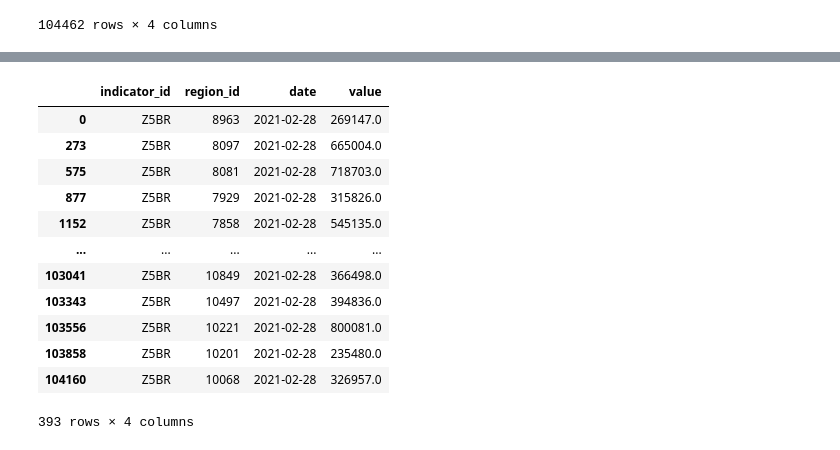
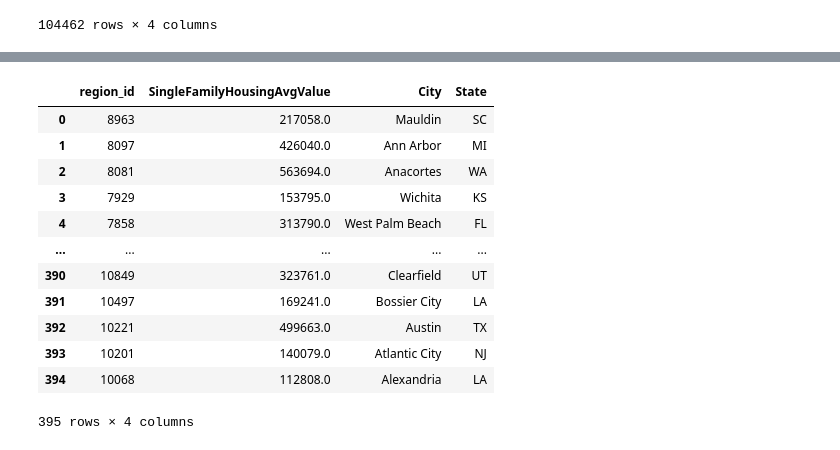
Before and after one commit to BloomTech-Labs/PT17_cityspire-b-ds, a Jupyter notebook: notebooks/housing/exploring_housing_data_api.ipynb, the cells around one changed output, grey strips where cells are left out. Drawn from its saved outputs; the diff is of its cells as text; code cells hidden in the pictures.

```diff
--- a/notebooks/housing/exploring_housing_data_api.ipynb
+++ b/notebooks/housing/exploring_housing_data_api.ipynb
@@ -457,16 +361,18 @@ df_z4br[df_z4br['date'] == '2021-02-28']
-# %%
-df_z5br[df_z5br['date'] == '2021-02-28']
-# %% [output]
-|  | indicator_id | region_id | date | value |
-| 0 | Z5BR | 8963 | 2021-02-28 | 269147.0 |
-| 273 | Z5BR | 8097 | 2021-02-28 | 665004.0 |
-| 575 | Z5BR | 8081 | 2021-02-28 | 718703.0 |
-| 877 | Z5BR | 7929 | 2021-02-28 | 315826.0 |
-| 1152 | Z5BR | 7858 | 2021-02-28 | 545135.0 |
-| ... | ... | ... | ... | ... |
-| 103041 | Z5BR | 10849 | 2021-02-28 | 366498.0 |
-| 103343 | Z5BR | 10497 | 2021-02-28 | 394836.0 |
-| 103556 | Z5BR | 10221 | 2021-02-28 | 800081.0 |
-| 103858 | Z5BR | 10201 | 2021-02-28 | 235480.0 |
-| 104160 | Z5BR | 10068 | 2021-02-28 | 326957.0 |
-393 rows × 4 columns
+# %%
+zsfh = df_zsfh[df_zsfh['date'] == '2021-02-28']
+zsfh = pd.merge(zsfh,our_regions,how='right').drop(['region_type','New','indicator_id','date'], axis=1).rename(columns = {'value':'SingleFamilyHousingAvgValue'})
+zsfh
+# %% [output]
+|  | region_id | SingleFamilyHousingAvgValue | City | State |
+| 0 | 8963 | 217058.0 | Mauldin | SC |
+| 1 | 8097 | 426040.0 | Ann Arbor | MI |
+| 2 | 8081 | 563694.0 | Anacortes | WA |
+| 3 | 7929 | 153795.0 | Wichita | KS |
+| 4 | 7858 | 313790.0 | West Palm Beach | FL |
+| ... | ... | ... | ... | ... |
+| 390 | 10849 | 323761.0 | Clearfield | UT |
+| 391 | 10497 | 169241.0 | Bossier City | LA |
+| 392 | 10221 | 499663.0 | Austin | TX |
+| 393 | 10201 | 140079.0 | Atlantic City | NJ |
+| 394 | 10068 | 112808.0 | Alexandria | LA |
+395 rows × 4 columns
```
Also changed, not shown: parts of 20 cells of this notebook, 1 other file.
